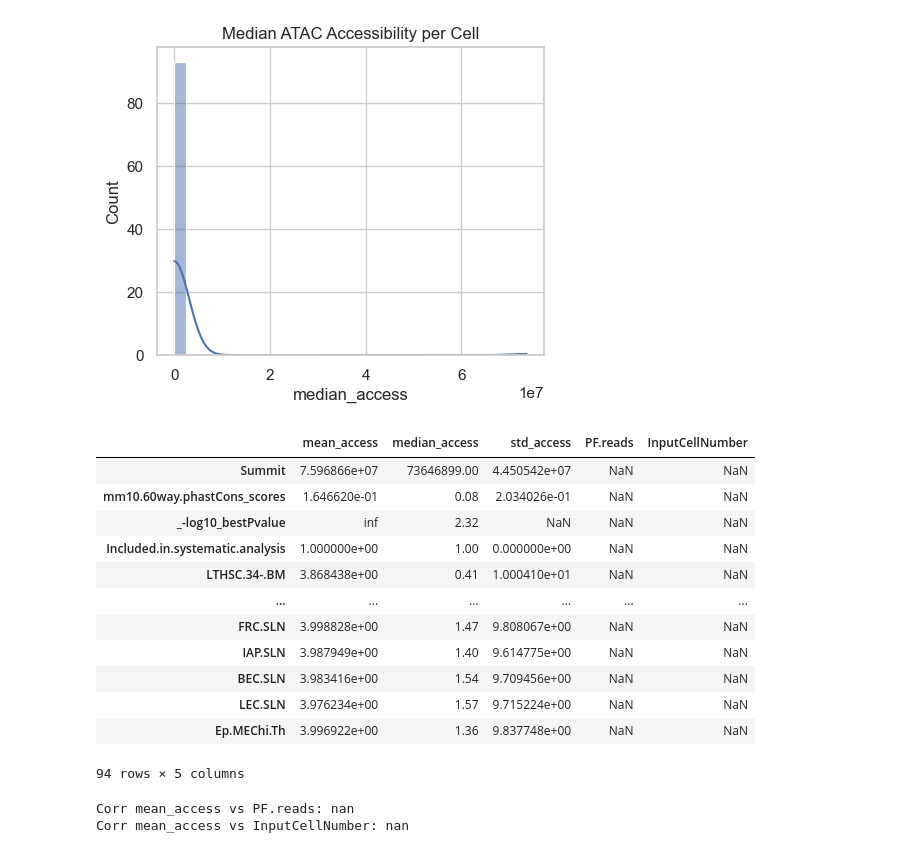
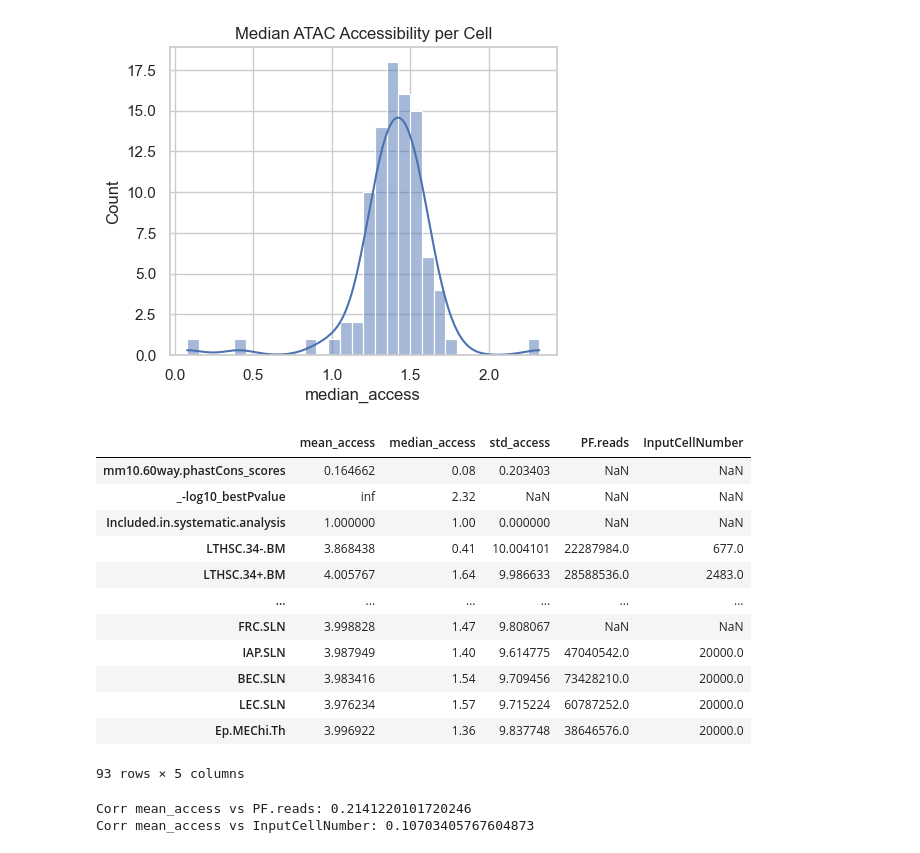
Before and after one commit to Topic2-Gene-Regulation-Immune-Cells/ILC-cells-Team4, a Jupyter notebook: test.ipynb, the cells around one changed output. Cells and saved outputs as stored; diff of their text form; code cells hidden in the pictures.

```diff
--- a/test.ipynb
+++ b/test.ipynb
@@ -33,7 +33,7 @@ if not os.path.isfile(REFFLAT_PATH):
     urllib.request.urlretrieve("http://hgdownload.cse.ucsc.edu/goldenPath/mm10/database/refFlat.txt.gz", REFFLAT_PATH)
 
 #Load the ATAC-seq data
-atac = pd.read_csv(ATAC_SEQ_PATH, index_col=[0,1])
+atac = pd.read_csv(ATAC_SEQ_PATH, index_col=[0,1,2])
 #atac.index.names = ["peakID", "chrom"]
 
 #Load the RNA-seq data
@@ -50,38 +50,38 @@ refFlat.columns = ["geneName", "name", "chrom", "strand", "txStart", "txEnd",
 # %%
 sns.set_theme(style="whitegrid")
 
 # 1. Compute per‐cell stats
 cell_stats = pd.DataFrame({
     "mean_access":   atac.mean(axis=0, numeric_only=True),
     "median_access": atac.median(axis=0, numeric_only=True),
-    "std_access":    atac.std(axis=0, numeric_only=True),
+    "std_access":    atac.std(axis=0, numeric_only=True)
 })
 # join QC metrics
 for col in ["PF.reads","InputCellNumber","TSS.enrichment"]:
     if col in meta.columns:
-        cell_stats[col] = meta[col]
+        cell_stats[col] = meta.groupby("CellType").sum()[col]
 
 # 2. Visualize
 plt.figure(figsize=(5,4))
 sns.histplot(cell_stats["median_access"], bins=30, kde=True)
 plt.title("Median ATAC Accessibility per Cell")
 plt.show()
 cell_stats
 # %% [output]
-[figure, old version]
+[figure, new version]
 |  | mean_access | median_access | std_access | PF.reads | InputCellNumber |
-| Summit | 7.596866e+07 | 73646899.00 | 4.450542e+07 | NaN | NaN |
-| mm10.60way.phastCons_scores | 1.646620e-01 | 0.08 | 2.034026e-01 | NaN | NaN |
+| mm10.60way.phastCons_scores | 0.164662 | 0.08 | 0.203403 | NaN | NaN |
 | _-log10_bestPvalue | inf | 2.32 | NaN | NaN | NaN |
-| Included.in.systematic.analysis | 1.000000e+00 | 1.00 | 0.000000e+00 | NaN | NaN |
-| LTHSC.34-.BM | 3.868438e+00 | 0.41 | 1.000410e+01 | NaN | NaN |
+| Included.in.systematic.analysis | 1.000000 | 1.00 | 0.000000 | NaN | NaN |
+| LTHSC.34-.BM | 3.868438 | 0.41 | 10.004101 | 22287984.0 | 677.0 |
+| LTHSC.34+.BM | 4.005767 | 1.64 | 9.986633 | 28588536.0 | 2483.0 |
 | ... | ... | ... | ... | ... | ... |
-| FRC.SLN | 3.998828e+00 | 1.47 | 9.808067e+00 | NaN | NaN |
-| IAP.SLN | 3.987949e+00 | 1.40 | 9.614775e+00 | NaN | NaN |
-| BEC.SLN | 3.983416e+00 | 1.54 | 9.709456e+00 | NaN | NaN |
-| LEC.SLN | 3.976234e+00 | 1.57 | 9.715224e+00 | NaN | NaN |
-| Ep.MEChi.Th | 3.996922e+00 | 1.36 | 9.837748e+00 | NaN | NaN |
+| FRC.SLN | 3.998828 | 1.47 | 9.808067 | NaN | NaN |
+| IAP.SLN | 3.987949 | 1.40 | 9.614775 | 47040542.0 | 20000.0 |
+| BEC.SLN | 3.983416 | 1.54 | 9.709456 | 73428210.0 | 20000.0 |
+| LEC.SLN | 3.976234 | 1.57 | 9.715224 | 60787252.0 | 20000.0 |
+| Ep.MEChi.Th | 3.996922 | 1.36 | 9.837748 | 38646576.0 | 20000.0 |
-94 rows × 5 columns
+93 rows × 5 columns
 # %%
 
 # 3. Correlation
@@ -90,5 +90,5 @@ print("Corr mean_access vs PF.reads:",
 print("Corr mean_access vs InputCellNumber:",
       cell_stats["mean_access"].corr(cell_stats.get("InputCellNumber")))
 # %% [output]
-Corr mean_access vs PF.reads: nan
-Corr mean_access vs InputCellNumber: nan
+Corr mean_access vs PF.reads: 0.2141220101720246
+Corr mean_access vs InputCellNumber: 0.10703405767604873
```
Also changed, not shown: parts of 3 cells of this notebook.
